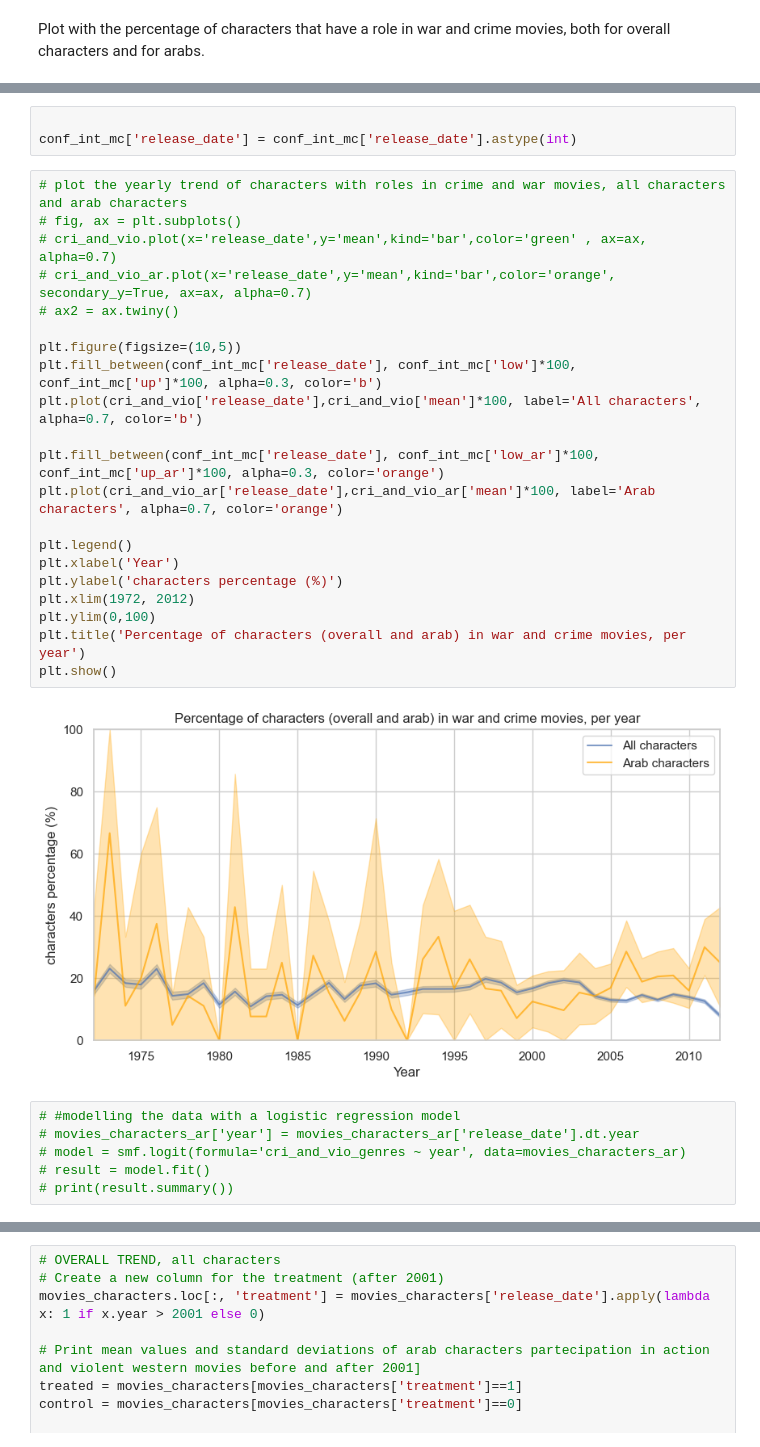
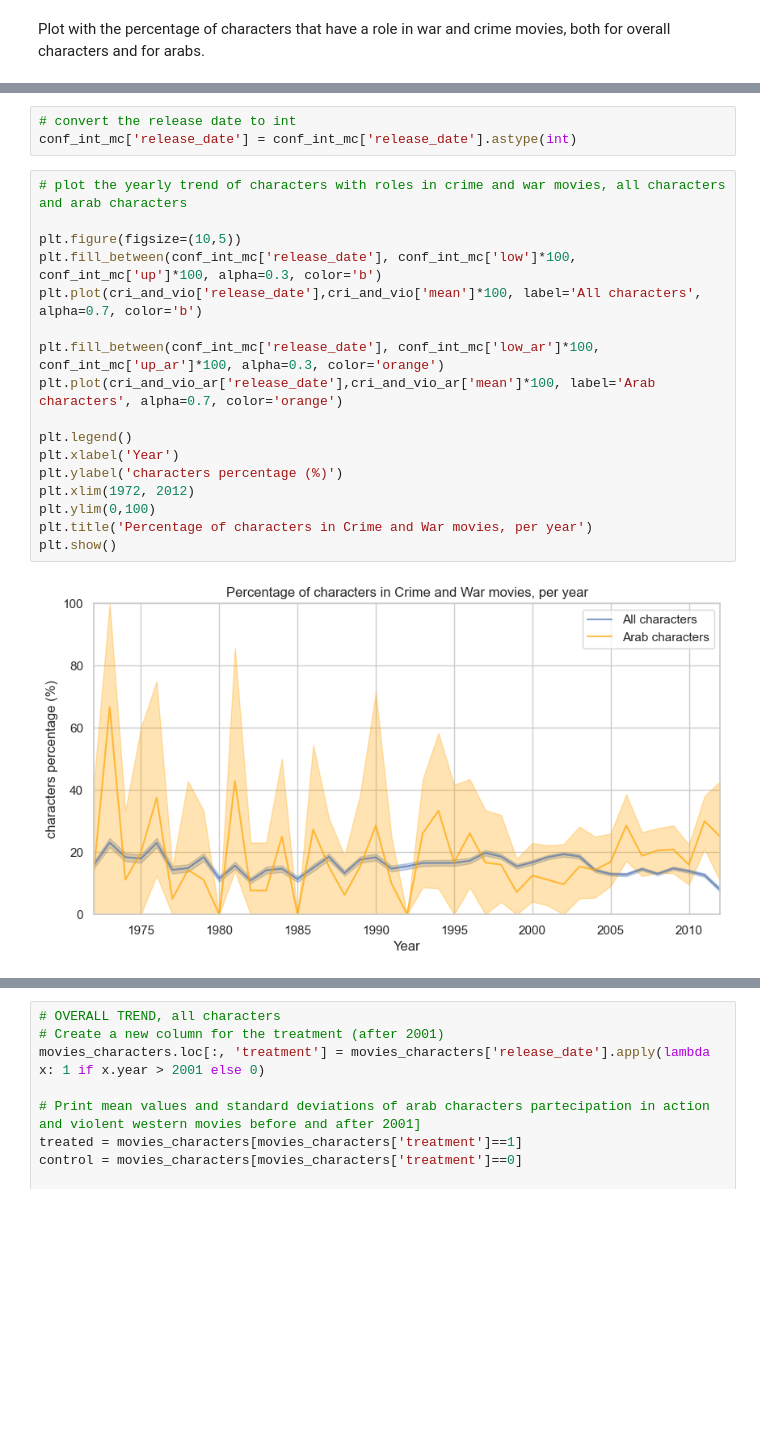
Before and after one commit to epfl-ada/ada-2023-project-pinacolada, a Jupyter notebook: P3.ipynb, the cells around one changed output, grey strips where cells are left out. Drawn from its saved outputs; the diff is of its cells as text; blank space fills up the shorter version.

```diff
--- a/P3.ipynb
+++ b/P3.ipynb
@@ -571,32 +540,22 @@ for year in range(limit_years[0],limit_years[1]):
 # %%
-
+# convert the release date to int
 conf_int_mc['release_date'] = conf_int_mc['release_date'].astype(int)
 # %%
 # plot the yearly trend of characters with roles in crime and war movies, all characters and arab characters
-# fig, ax = plt.subplots()
-# cri_and_vio.plot(x='release_date',y='mean',kind='bar',color='green' , ax=ax, alpha=0.7)
-# cri_and_vio_ar.plot(x='release_date',y='mean',kind='bar',color='orange', secondary_y=True, ax=ax, alpha=0.7)
-# ax2 = ax.twiny()
 
 plt.figure(figsize=(10,5))
 plt.fill_between(conf_int_mc['release_date'], conf_int_mc['low']*100, conf_int_mc['up']*100, alpha=0.3, color='b')
 plt.plot(cri_and_vio['release_date'],cri_and_vio['mean']*100, label='All characters', alpha=0.7, color='b')
 
 plt.fill_between(conf_int_mc['release_date'], conf_int_mc['low_ar']*100, conf_int_mc['up_ar']*100, alpha=0.3, color='orange')
 plt.plot(cri_and_vio_ar['release_date'],cri_and_vio_ar['mean']*100, label='Arab characters', alpha=0.7, color='orange')
 
 plt.legend()
 plt.xlabel('Year')
 plt.ylabel('characters percentage (%)')
 plt.xlim(1972, 2012)
 plt.ylim(0,100)
-plt.title('Percentage of characters (overall and arab) in war and crime movies, per year')
+plt.title('Percentage of characters in Crime and War movies, per year')
 plt.show()
 # %% [output]
-[figure, old version]
+[figure, new version]
-# %%
-# #modelling the data with a logistic regression model
-# movies_characters_ar['year'] = movies_characters_ar['release_date'].dt.year
-# model = smf.logit(formula='cri_and_vio_genres ~ year', data=movies_characters_ar)
-# result = model.fit()
-# print(result.summary())
```
Also changed, not shown: parts of 52 cells of this notebook.
